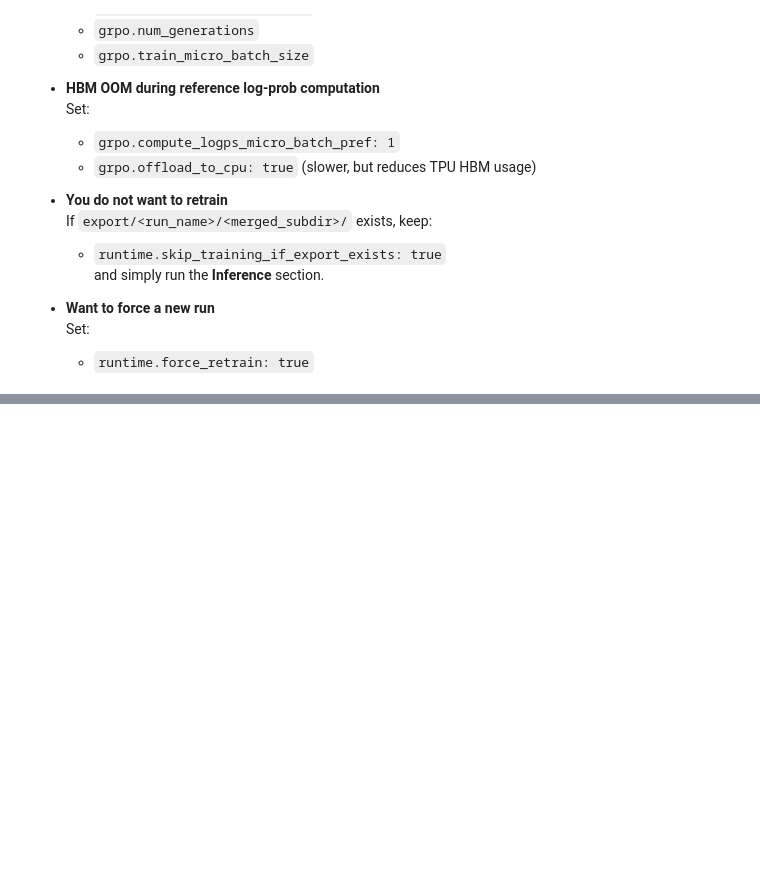
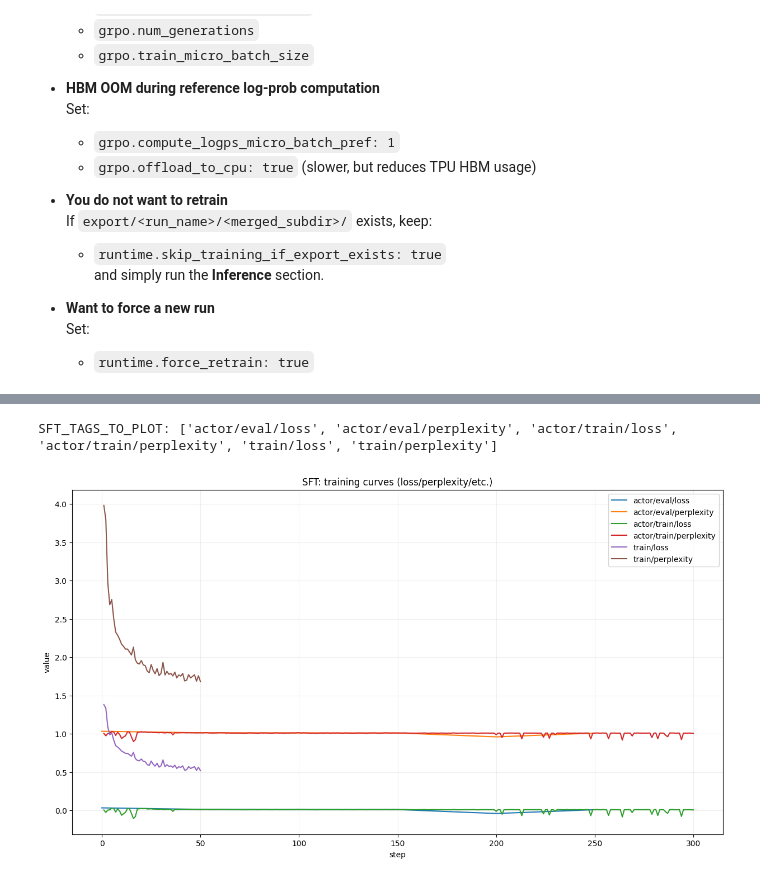
Before and after one commit to DiegoHurtad0/tunix-gemma-reasoning-traces, a Jupyter notebook: production-grade-fine-tuning-of-gemma-3-1b-with-tu.ipynb, the cells around one changed output, grey strips where cells are left out. Drawn from its saved outputs; the diff is of its cells as text; code cells hidden in the pictures; blank space fills up the shorter version.

```diff
--- a/production-grade-fine-tuning-of-gemma-3-1b-with-tu.ipynb
+++ b/production-grade-fine-tuning-of-gemma-3-1b-with-tu.ipynb
@@ -2224,0 +2537,44 @@ else:
+# %%
+# =========================
+# VIZ 4) SFT curves: loss/perplexity vs step
+# =========================
+def pick_tags(tags: List[str], include_any: List[str], exclude_any: List[str] = None) -> List[str]:
+    exclude_any = exclude_any or []
+    out = []
+    for t in tags:
+        tl = t.lower()
+        if any(k in tl for k in include_any) and not any(k in tl for k in exclude_any):
+            out.append(t)
+    return out
+
+def plot_scalars(scalars: Dict[str, pd.DataFrame], tags: List[str], title: str):
+    if not tags:
+        print(f"⚠️ No tags to plot for: {title}")
+        return
+    plt.figure(figsize=(15, 8))
+    for t in tags:
+        df = scalars.get(t)
+        if df is None or df.empty:
+            continue
+        plt.plot(df["step"], df["value"], label=t)
+    plt.title(title)
+    plt.xlabel("step")
+    plt.ylabel("value")
+    plt.legend(loc="best")
+    plt.grid(True, alpha=0.2)
+    plt.show()
+
+sft_tags = sorted(sft_scalars.keys())
+# Heuristic picks
+auto_sft = pick_tags(sft_tags, include_any=["loss", "perplex", "ppl"], exclude_any=["lr", "learning_rate"])
+# If nothing matched, just plot first few tags to show activity
+if not auto_sft and sft_tags:
+    auto_sft = sft_tags[:5]
+
+SFT_TAGS_TO_PLOT = auto_sft  # edit manually if you want
+
+print("SFT_TAGS_TO_PLOT:", SFT_TAGS_TO_PLOT)
+plot_scalars(sft_scalars, SFT_TAGS_TO_PLOT, "SFT: training curves (loss/perplexity/etc.)")
+# %% [output]
+SFT_TAGS_TO_PLOT: ['actor/eval/loss', 'actor/eval/perplexity', 'actor/train/loss', 'actor/train/perplexity', 'train/loss', 'train/perplexity']
+[figure, added]
```
Also changed, not shown: parts of 66 cells of this notebook.
